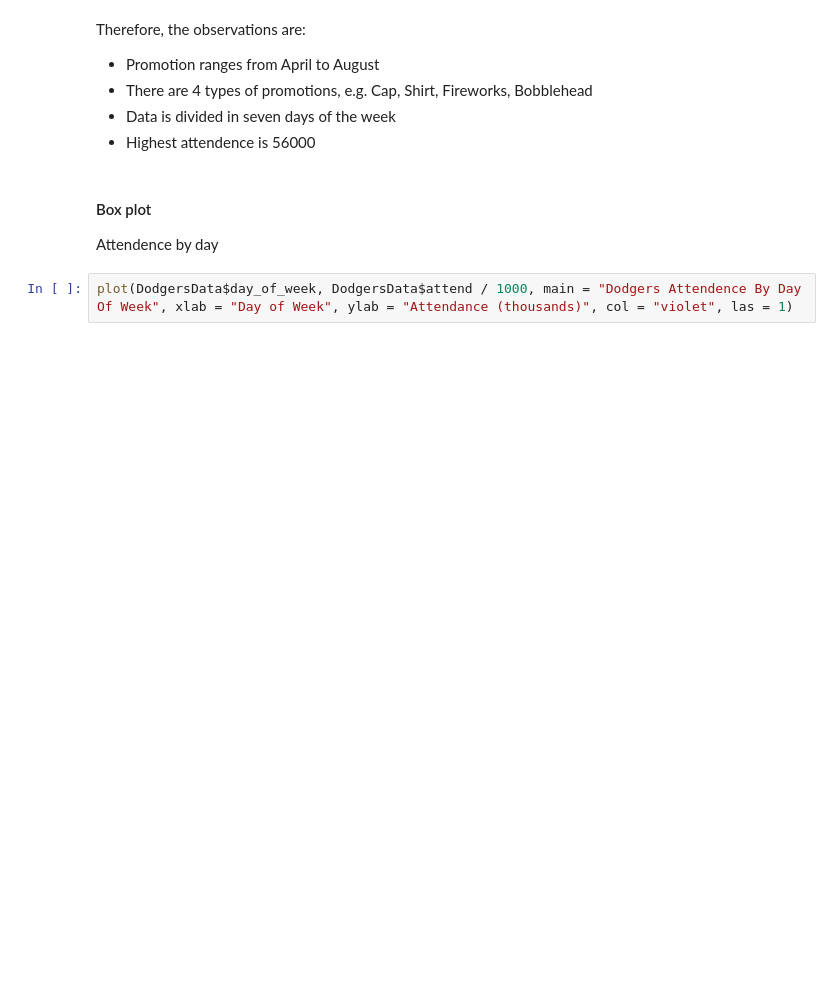
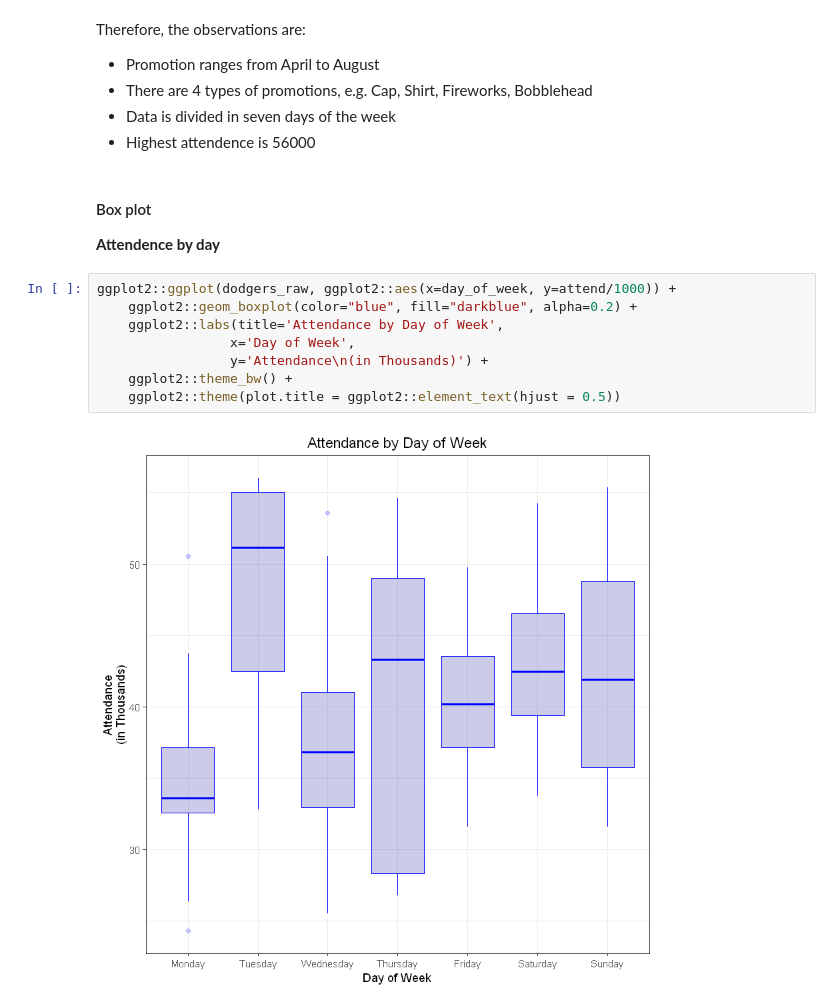
Before and after one commit to anirbanpalDSC/DSC630, a Jupyter notebook: Assignment 3.4.ipynb, the cells around one changed output. Drawn from its saved outputs; the diff is of its cells as text; blank space fills up the shorter version.

```diff
--- a/Assignment 3.4.ipynb
+++ b/Assignment 3.4.ipynb
@@ -66,6 +75,14 @@ Therefore, the observations are:
 # %% [markdown]
 #### Box plot
 
-Attendence by day
+**Attendence by day**
-# %%
-plot(DodgersData$day_of_week, DodgersData$attend / 1000, main = "Dodgers Attendence By Day Of Week", xlab = "Day of Week", ylab = "Attendance (thousands)", col = "violet", las = 1)
+# %%
+ggplot2::ggplot(dodgers_raw, ggplot2::aes(x=day_of_week, y=attend/1000)) +
+    ggplot2::geom_boxplot(color="blue", fill="darkblue", alpha=0.2) +
+    ggplot2::labs(title='Attendance by Day of Week',
+                 x='Day of Week',
+                 y='Attendance\n(in Thousands)') +
+    ggplot2::theme_bw() +
+    ggplot2::theme(plot.title = ggplot2::element_text(hjust = 0.5))
+# %% [output]
+[figure, added]
```
Also changed, not shown: parts of 17 cells of this notebook.
